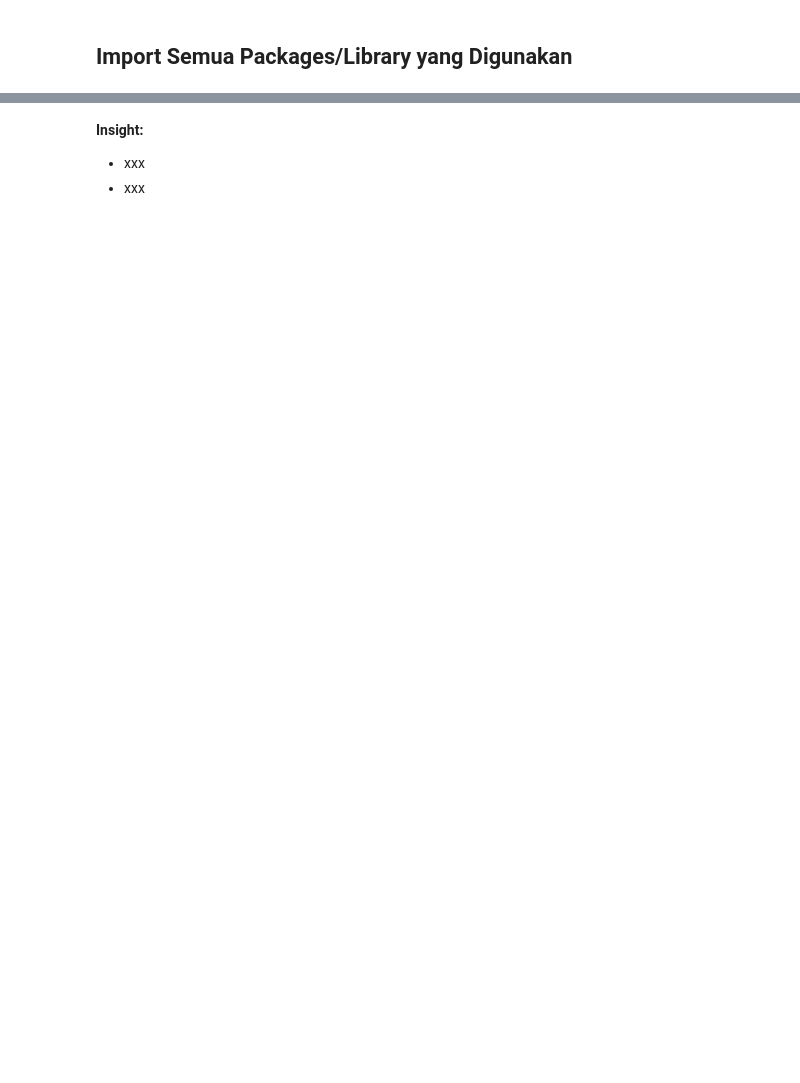
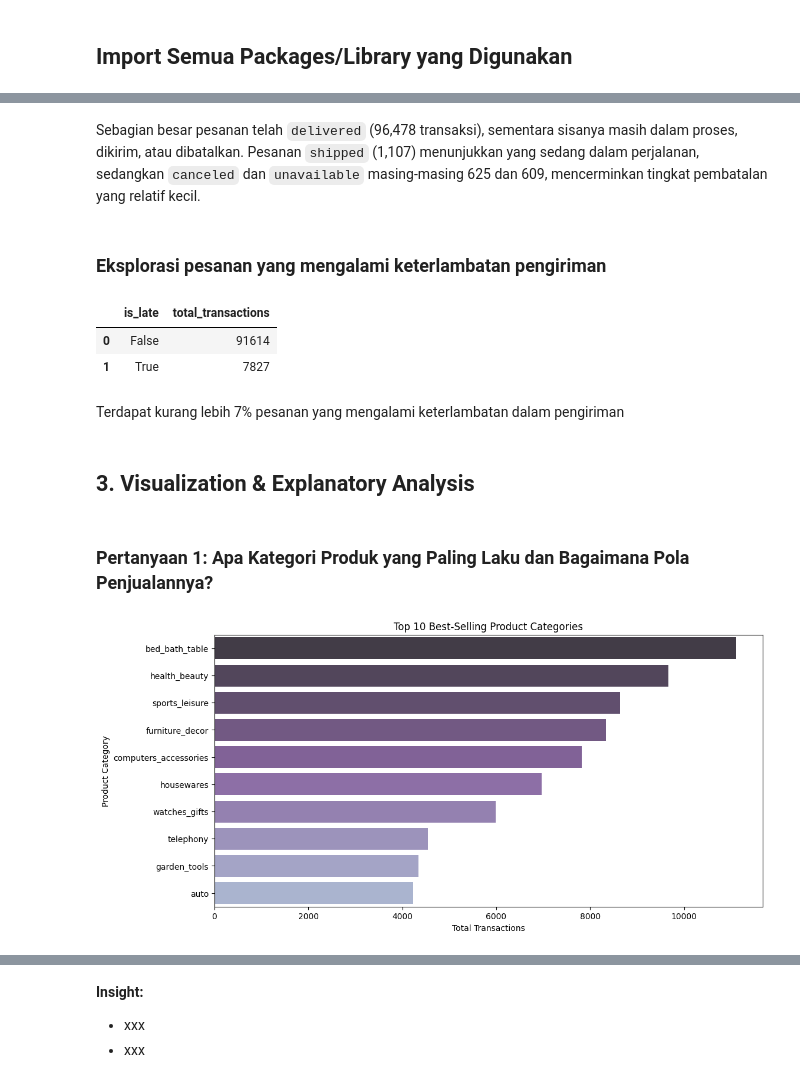
Before and after one commit to Azerif/Brazilian-E-Commerce-Public-Dataset-Analysis, a Jupyter notebook: notebook.ipynb, the cells around one changed output, grey strips where cells are left out. Saved outputs shown, nothing was run; the diff lists cells and outputs as text; code cells hidden in the pictures; blank space fills up the shorter version.

```diff
--- a/notebook.ipynb
+++ b/notebook.ipynb
@@ -117,0 +24,14 @@ df_sellers.head(5)
+# %%
+# Data directory
+data_directory = 'data/'
+
+# Fetch dataset
+df_customers = pd.read_csv(data_directory + 'customers_dataset.csv')
+df_geo  = pd.read_csv(data_directory + 'geolocation_dataset.csv')
+df_order_items = pd.read_csv(data_directory + 'order_items_dataset.csv')
+df_order_payments = pd.read_csv(data_directory + 'order_payments_dataset.csv')
+df_order_reviews = pd.read_csv(data_directory + 'order_reviews_dataset.csv')
+df_orders = pd.read_csv(data_directory + 'orders_dataset.csv')
+df_product_category = pd.read_csv(data_directory + 'product_category_name_translation.csv')
+df_products = pd.read_csv(data_directory + 'products_dataset.csv')
+df_sellers = pd.read_csv(data_directory + 'sellers_dataset.csv')
@@ -117,0 +374,13 @@ df_sellers.head(5)
+# %%
+# EDA Best Selling Products Category
+df_best_selling_products = (
+    df_order_items.groupby('product_id')
+    .agg({'order_id': 'count'})
+    .merge(df_products[['product_id', 'product_category_name']], on='product_id', how='left')
+    .merge(df_product_category[['product_category_name', 'product_category_name_english']], on='product_category_name', how='left')
+    .groupby(['product_category_name', 'product_category_name_english'])
+    .agg(total_transactions=('order_id', 'sum'))
+    .sort_values(by='total_transactions', ascending=False)
+    .reset_index()
+)
+df_best_selling_products.head(10).style.background_gradient(cmap='Blues', axis=0)
@@ -117,0 +549,34 @@ df_sellers.head(5)
+# %% [markdown]
+Sebagian besar pesanan telah `delivered` (96,478 transaksi), sementara sisanya masih dalam proses, dikirim, atau dibatalkan. Pesanan `shipped` (1,107) menunjukkan yang sedang dalam perjalanan, sedangkan `canceled` dan `unavailable` masing-masing 625 dan 609, mencerminkan tingkat pembatalan yang relatif kecil.
+# %% [markdown]
+### Eksplorasi pesanan yang mengalami keterlambatan pengiriman
+# %%
+# create new column is_late to identify late orders
+df_orders['is_late'] = df_orders['order_delivered_customer_date'] > df_orders['order_estimated_delivery_date']
+(
+    df_orders.groupby('is_late')
+    .agg(total_transactions=('order_id', 'nunique'))
+    .reset_index()
+).style.background_gradient(cmap='Blues')
+# %% [output]
+|  | is_late | total_transactions |
+| 0 | False | 91614 |
+| 1 | True | 7827 |
+# %% [markdown]
+Terdapat kurang lebih 7% pesanan yang mengalami keterlambatan dalam pengiriman
+# %% [markdown]
+## 3. Visualization & Explanatory Analysis
+# %% [markdown]
+### Pertanyaan 1: Apa Kategori Produk yang Paling Laku dan Bagaimana Pola Penjualannya?
+# %%
+df_sorted = df_best_selling_products.sort_values(by="total_transactions", ascending=False).head(10)
+
+plt.figure(figsize=(12,6))
+sns.barplot(data=df_sorted, x="total_transactions", y="product_category_name_english", hue='product_category_name_english', legend=False, palette="BuPu_r_d")
+
+plt.xlabel("Total Transactions")
+plt.ylabel("Product Category")
+plt.title("Top 10 Best-Selling Product Categories")
+plt.show()
+# %% [output]
+[figure, added]
```
Also changed, not shown: parts of 85 cells of this notebook, 1 other file.
